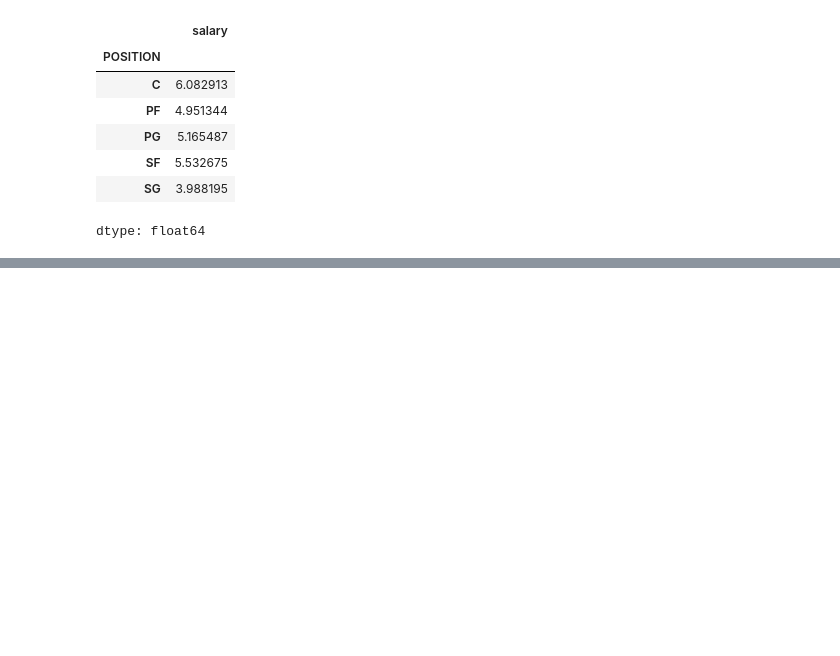
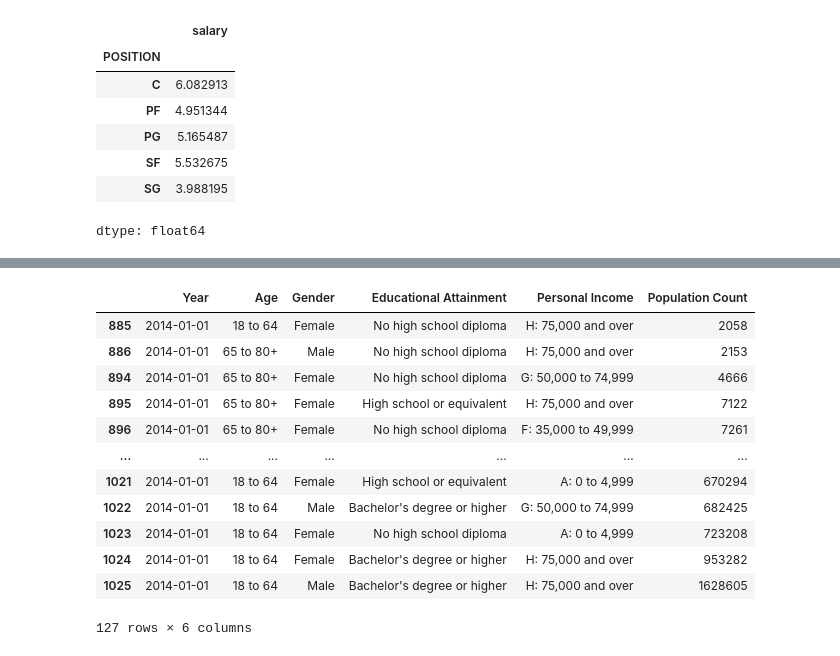
Before and after one commit to sanjanav2102/ML-23CSE301, a Jupyter notebook: Datasets&Pandas .ipynb, the cells around one changed output, grey strips where cells are left out. Saved outputs shown, nothing was run; the diff lists cells and outputs as text; code cells hidden in the pictures; blank space fills up the shorter version.

```diff
--- a/Datasets&Pandas.ipynb
+++ b/Datasets&Pandas .ipynb
@@ -419,0 +450,23 @@ dtype: float64
+# %%
+# (a)	Analyse the data for the year 2014. (b) Consider adults (age >17)
+# •	Each row of the table corresponds to a combination of age, gender, educational level, and income. There are 127 such combinations in all.
+df4 = df3[
+    (df3['Year'] >= '2014-01-01') &
+    (df3['Year'] < '2015-01-01') &
+    (df3['Age'] != '00 to 17')
+]
+df4
+# %% [output]
+|  | Year | Age | Gender | Educational Attainment | Personal Income | Population Count |
+| 885 | 2014-01-01 | 18 to 64 | Female | No high school diploma | H: 75,000 and over | 2058 |
+| 886 | 2014-01-01 | 65 to 80+ | Male | No high school diploma | H: 75,000 and over | 2153 |
+| 894 | 2014-01-01 | 65 to 80+ | Female | No high school diploma | G: 50,000 to 74,999 | 4666 |
+| 895 | 2014-01-01 | 65 to 80+ | Female | High school or equivalent | H: 75,000 and over | 7122 |
+| 896 | 2014-01-01 | 65 to 80+ | Female | No high school diploma | F: 35,000 to 49,999 | 7261 |
+| ... | ... | ... | ... | ... | ... | ... |
+| 1021 | 2014-01-01 | 18 to 64 | Female | High school or equivalent | A: 0 to 4,999 | 670294 |
+| 1022 | 2014-01-01 | 18 to 64 | Male | Bachelor's degree or higher | G: 50,000 to 74,999 | 682425 |
+| 1023 | 2014-01-01 | 18 to 64 | Female | No high school diploma | A: 0 to 4,999 | 723208 |
+| 1024 | 2014-01-01 | 18 to 64 | Female | Bachelor's degree or higher | H: 75,000 and over | 953282 |
+| 1025 | 2014-01-01 | 18 to 64 | Male | Bachelor's degree or higher | H: 75,000 and over | 1628605 |
+127 rows × 6 columns
```
Also changed, not shown: parts of 7 cells of this notebook.
